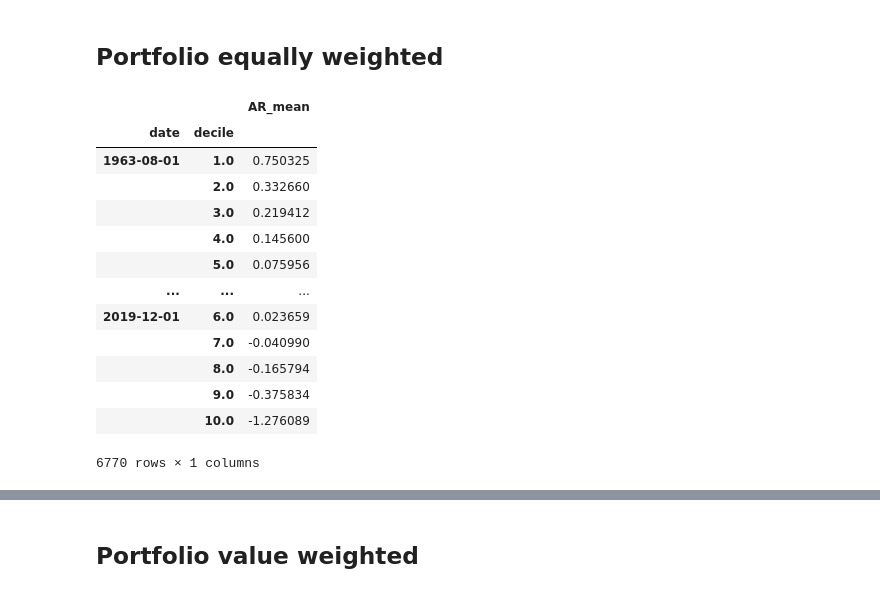
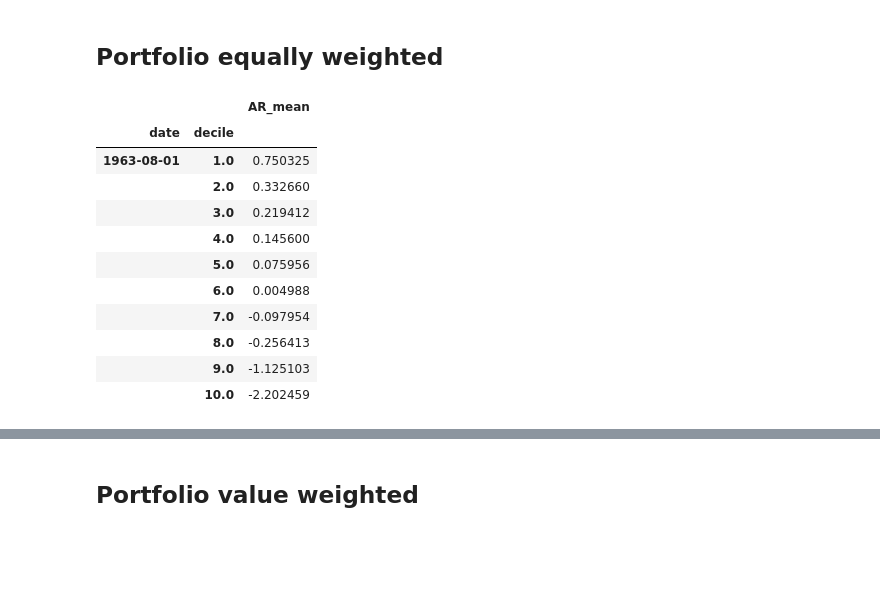
Before and after one commit to nilsjanvier/msc_fbd_portfolflio_trading, a Jupyter notebook: momentum_trading_project.ipynb, the cells around one changed output, grey strips where cells are left out. Cells and saved outputs as stored; diff of their text form; code cells hidden in the pictures; blank space fills up the shorter version.

```diff
--- a/momentum_trading_project.ipynb
+++ b/momentum_trading_project.ipynb
@@ -99,3 +104,7 @@ df = pd.read_pickle('donnees_processed.pkl')
+# %%
+#pre_processed_data.to_pickle('data_processed.pkl')
+pre_processed_data = pd.read_pickle('data_processed.pkl')
 # %%
+df = pre_processed_data
 df
 # %% [output]
@@ -180,22 +196,20 @@ df.loc[df.date == "2019-01-01"]['annual_return'].max()
 # %%
 df1 = df.copy()
 # %%
-ptf_equ = df1.groupby(['date', 'decile'])[['annual_return']].agg(np.mean).rename(columns={'annual_return':'AR_mean'})
-ptf_equ
+ptf_equally_weighted = df1.groupby(['date', 'decile'])[['annual_return']].agg(np.mean).rename(columns={'annual_return':'AR_mean'})
+ptf_equally_weighted.head(10)
 # %% [output]
 |  |  | AR_mean |
 | date | decile |  |
 | 1963-08-01 | 1.0 | 0.750325 |
 |  | 2.0 | 0.332660 |
 |  | 3.0 | 0.219412 |
 |  | 4.0 | 0.145600 |
 |  | 5.0 | 0.075956 |
-| ... | ... | ... |
-| 2019-12-01 | 6.0 | 0.023659 |
-|  | 7.0 | -0.040990 |
-|  | 8.0 | -0.165794 |
-|  | 9.0 | -0.375834 |
-|  | 10.0 | -1.276089 |
+|  | 6.0 | 0.004988 |
+|  | 7.0 | -0.097954 |
+|  | 8.0 | -0.256413 |
+|  | 9.0 | -1.125103 |
+|  | 10.0 | -2.202459 |
-6770 rows × 1 columns
 # %%
 df1['temp'] = list(zip(df1.date, df1.decile))
```
Also changed, not shown: parts of 55 cells of this notebook, 1 other file.
